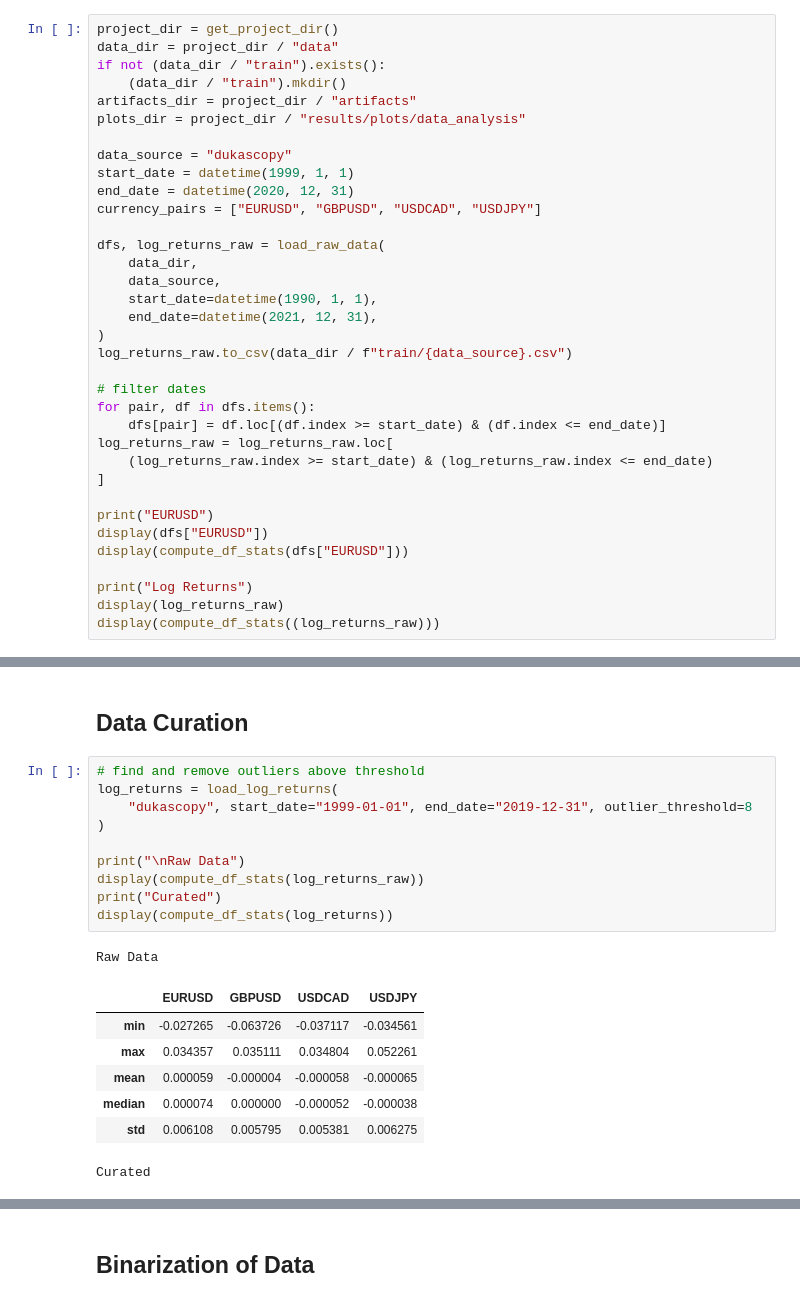
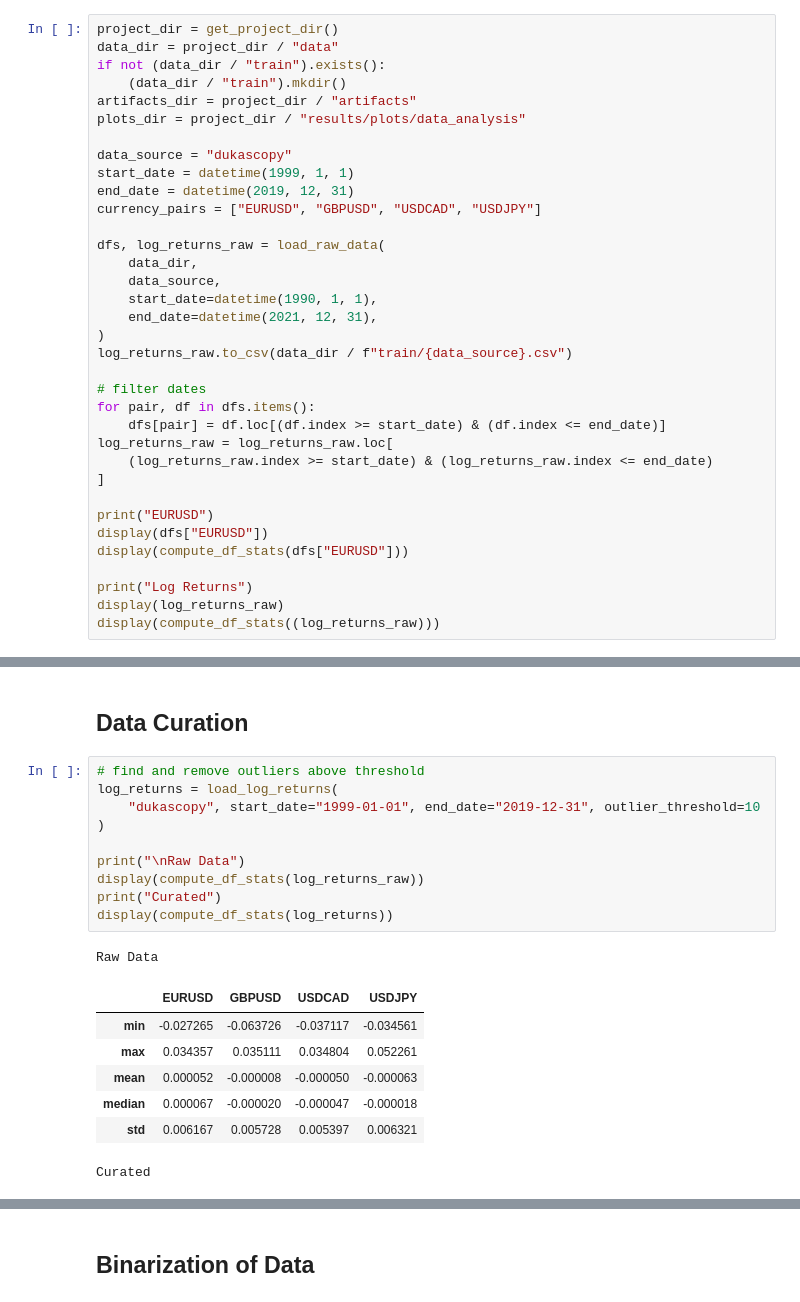
Before and after one commit to cameronperot/qbm-quant-finance, a Jupyter notebook: notebooks/data_analysis.ipynb, the cells around one changed output, grey strips where cells are left out. Saved outputs shown, nothing was run; the diff lists cells and outputs as text.

```diff
--- a/notebooks/data_analysis.ipynb
+++ b/notebooks/data_analysis.ipynb
@@ -56,7 +56,7 @@ plots_dir = project_dir / "results/plots/data_analysis"
 
 data_source = "dukascopy"
 start_date = datetime(1999, 1, 1)
-end_date = datetime(2020, 12, 31)
+end_date = datetime(2019, 12, 31)
 currency_pairs = ["EURUSD", "GBPUSD", "USDCAD", "USDJPY"]
 
 dfs, log_returns_raw = load_raw_data(
@@ -192,21 +192,21 @@ time: 740 ms (started: 2021-11-15 11:57:47 +01:00)
 # %%
 # find and remove outliers above threshold
 log_returns = load_log_returns(
-    "dukascopy", start_date="1999-01-01", end_date="2019-12-31", outlier_threshold=8
+    "dukascopy", start_date="1999-01-01", end_date="2019-12-31", outlier_threshold=10
 )
 
 print("\nRaw Data")
 display(compute_df_stats(log_returns_raw))
 print("Curated")
 display(compute_df_stats(log_returns))
 # %% [output]
 Raw Data
 |  | EURUSD | GBPUSD | USDCAD | USDJPY |
 | min | -0.027265 | -0.063726 | -0.037117 | -0.034561 |
 | max | 0.034357 | 0.035111 | 0.034804 | 0.052261 |
-| mean | 0.000059 | -0.000004 | -0.000058 | -0.000065 |
-| median | 0.000074 | 0.000000 | -0.000052 | -0.000038 |
-| std | 0.006108 | 0.005795 | 0.005381 | 0.006275 |
+| mean | 0.000052 | -0.000008 | -0.000050 | -0.000063 |
+| median | 0.000067 | -0.000020 | -0.000047 | -0.000018 |
+| std | 0.006167 | 0.005728 | 0.005397 | 0.006321 |
 Curated
 |  | EURUSD | GBPUSD | USDCAD | USDJPY |
 | min | -0.027265 | -0.038992 | -0.037117 | -0.034561 |
```
Also changed, not shown: parts of 20 cells of this notebook.
